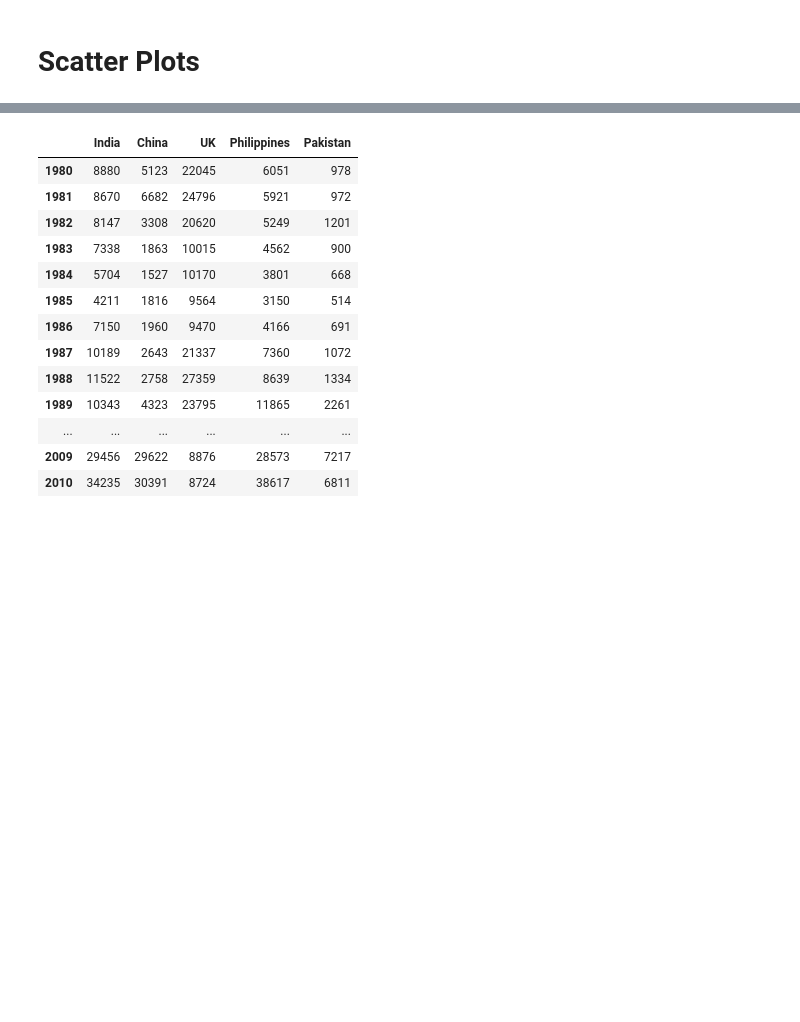
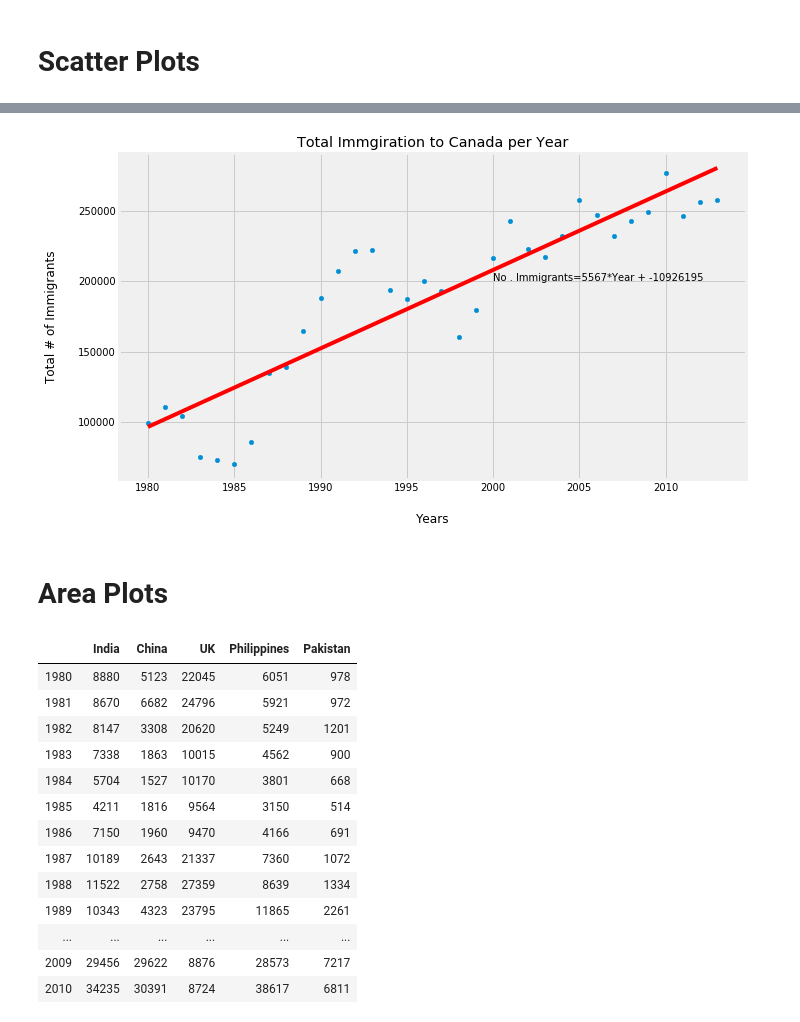
Before and after one commit to YM88/data_visualization_methods_with_python, a Jupyter notebook: 001.ipynb, the cells around one changed output, grey strips where cells are left out. Drawn from its saved outputs; the diff is of its cells as text; code cells hidden in the pictures; blank space fills up the shorter version.

```diff
--- a/001.ipynb
+++ b/001.ipynb
@@ -486,3 +487,17 @@ plt.ylabel('Total # of Immigrants');
+# %%
+total_year.plot(kind='scatter', x='year', y='total', figsize=(10,6))
+plt.title('Total Immgiration to Canada per Year')
+plt.xlabel('Years', labelpad=20)
+plt.ylabel('Total # of Immigrants', labelpad=20)
+
+plt.plot(x, fit[0]*x + fit[1], color='r')
+plt.annotate('No . Immigrants={0:.0f}*Year + {1:.0f}'.format(fit[0], fit[1]), xy=(2000, 200000))
+
+plt.show()
+# %% [output]
+[figure, added]
+# %% [markdown]
+# Area Plots
 # %%
 df_top5 = df.sort_values(['Total'], ascending=False, axis=0).head()[years].T
 # %%
```
Also changed, not shown: parts of 28 cells of this notebook, 1 other file.
